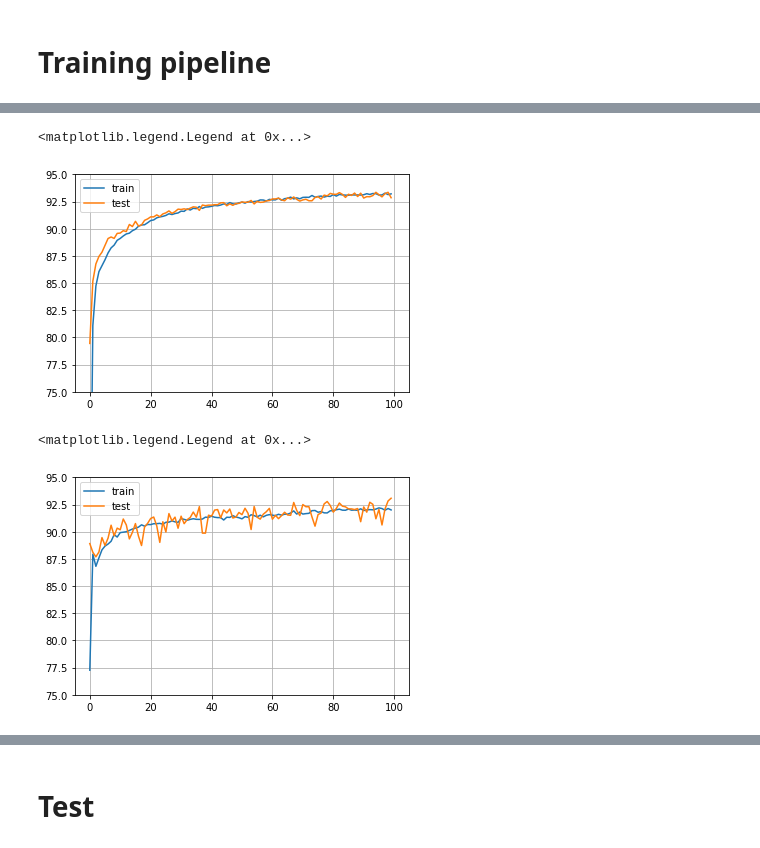
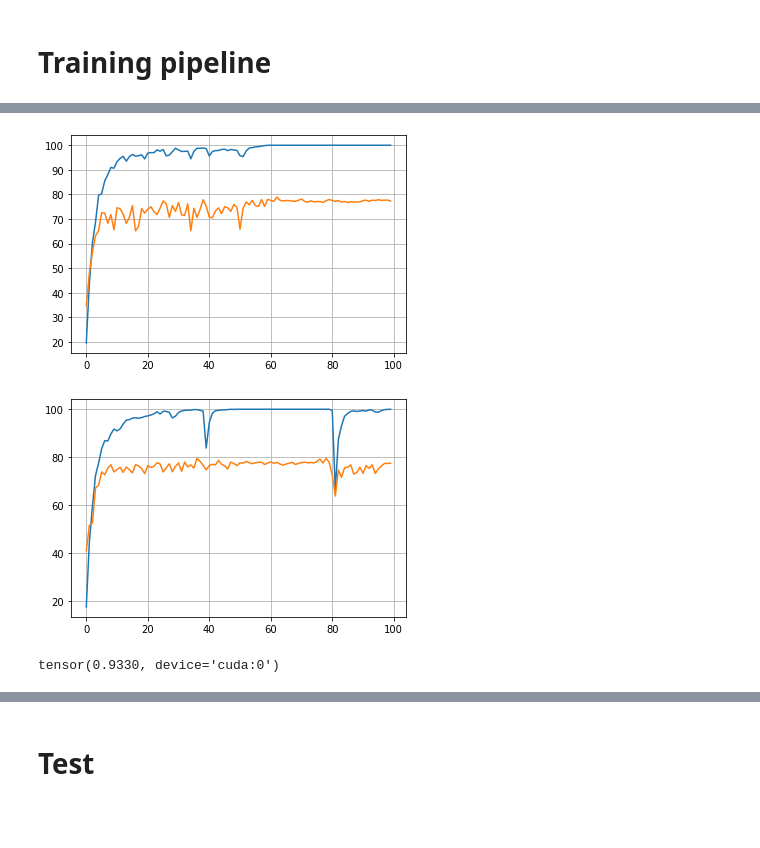
Before and after one commit to HuangHaoyu1997/Reservoir-Computing, a Jupyter notebook: new_RC.ipynb, the cells around one changed output, grey strips where cells are left out. Cells and saved outputs as stored; diff of their text form; code cells hidden in the pictures; blank space fills up the shorter version.

```diff
--- a/new_RC.ipynb
+++ b/new_RC.ipynb
@@ -56,12 +63,12 @@ class config:
 # Load datasets
 # %%
 from spikingjelly.datasets.shd import SpikingHeidelbergDigits
-from spikingjelly.datasets.n_mnist import NMNIST
+# from spikingjelly.datasets.n_mnist import NMNIST
 
-nmnist_train = NMNIST('D:\Ph.D\Research\SNN-SRT数据/N-MNIST', train=True, data_type='frame', frames_number=20, split_by='number')
-nmnist_test = NMNIST('D:\Ph.D\Research\SNN-SRT数据/N-MNIST', train=False, data_type='frame', frames_number=20, split_by='number')
-train_loader = torch.utils.data.DataLoader(dataset=nmnist_train, batch_size=config.batch, shuffle=True, drop_last=False, num_workers=0)
-test_loader = torch.utils.data.DataLoader(dataset=nmnist_test, batch_size=config.batch, shuffle=False, drop_last=False, num_workers=0)
+# nmnist_train = NMNIST('D:\Ph.D\Research\SNN-SRT数据/N-MNIST', train=True, data_type='frame', frames_number=20, split_by='number')
+# nmnist_test = NMNIST('D:\Ph.D\Research\SNN-SRT数据/N-MNIST', train=False, data_type='frame', frames_number=20, split_by='number')
+# train_loader = torch.utils.data.DataLoader(dataset=nmnist_train, batch_size=config.batch, shuffle=True, drop_last=False, num_workers=0)
+# test_loader = torch.utils.data.DataLoader(dataset=nmnist_test, batch_size=config.batch, shuffle=False, drop_last=False, num_workers=0)
 
 SHD_train = SpikingHeidelbergDigits('D:\Ph.D\Research\SNN-SRT数据\SHD', train=True, data_type='frame', frames_number=20, split_by='number')
 SHD_test = SpikingHeidelbergDigits('D:\Ph.D\Research\SNN-SRT数据\SHD', train=False, data_type='frame', frames_number=20, split_by='number')
@@ -69,17 +76,17 @@ train_loader = torch.utils.data.DataLoader(dataset=SHD_train, batch_size=config.
 test_loader = torch.utils.data.DataLoader(dataset=SHD_test, batch_size=config.batch, shuffle=False, drop_last=False, num_workers=0)
 
 
-transform = transforms.Compose([
-    transforms.ToTensor(),
-    # transforms.Normalize((0.1307,), (0.3081,))
-])
+# transform = transforms.Compose([
+#     transforms.ToTensor(),
+#     # transforms.Normalize((0.1307,), (0.3081,))
+# ])
 
-train_dataset = datasets.MNIST(root='./data/', train=True, transform=transform, download=True)
-test_dataset = datasets.MNIST(root='./data/', train=False, transform=transform, download=True)
+# train_dataset = datasets.MNIST(root='./data/', train=True, transform=transform, download=True)
+# test_dataset = datasets.MNIST(root='./data/', train=False, transform=transform, download=True)
 # train_dataset = datasets.CIFAR10(root='./data', train=True, download=True)
 # test_dataset = datasets.CIFAR10(root='./data', train=False, download=True)
 # train_dataset = datasets.CIFAR100(root='./data', train=True, download=True)
 # test_dataset = datasets.CIFAR100(root='./data', train=False, download=True)
-train_loader = torch.utils.data.DataLoader(dataset=train_dataset, batch_size=config.batch, shuffle=True)
-test_loader = torch.utils.data.DataLoader(dataset=test_dataset, batch_size=config.batch, shuffle=False)
+# train_loader = torch.utils.data.DataLoader(dataset=train_dataset, batch_size=config.batch, shuffle=True)
+# test_loader = torch.utils.data.DataLoader(dataset=test_dataset, batch_size=config.batch, shuffle=False)
 # %% [output]
@@ -264,6 +419,6 @@ def inference(data_set, model):
 model = RC().to(config.device)
 criterion = nn.CrossEntropyLoss()
 optimizer = torch.optim.Adam(filter(lambda p: p.requires_grad, model.parameters()), lr=config.lr)
-acc = train(model, optimizer, criterion, config.epoch, train_loader, test_loader, 'cuda')
-accuracy = test(model, test_loader)
+acc = train(model, optimizer, criterion, config.epoch, train_loader, test_loader, 'cuda', mode='serial')
+# accuracy = test(model, test_loader)
 # %% [output]
@@ -288,18 +442,18 @@ KeyboardInterrupt:
 # %%
-plt.plot(acc[0], label='train')
-plt.plot(acc[1], label='test')
+plt.plot(acc[0])
+plt.plot(acc[1])
 plt.grid()
-plt.axis([-5, 105, 75, 95])
-plt.legend()
 # %% [output]
-<matplotlib.legend.Legend at 0x...>
-[figure, old version]
+[figure, new version]
 # %%
-plt.plot(acc[0], label='train')
-plt.plot(acc[1], label='test')
+plt.plot(acc[0])
+plt.plot(acc[1])
 plt.grid()
-plt.axis([-5, 105, 75, 95])
-plt.legend()
 # %% [output]
-<matplotlib.legend.Legend at 0x...>
-[figure, old version]
+[figure, new version]
+# %%
+# params = sum(param.numel() for param in model.parameters() if param.requires_grad)
+# print("Parameters: {:.6f}M".format(params / 1e6))
+(model.A3.weight.data.abs()<=0.1).sum()/config.hid**2
+# %% [output]
+tensor(0.9330, device='cuda:0')
```
Also changed, not shown: parts of 12 cells of this notebook, 5 other files.
